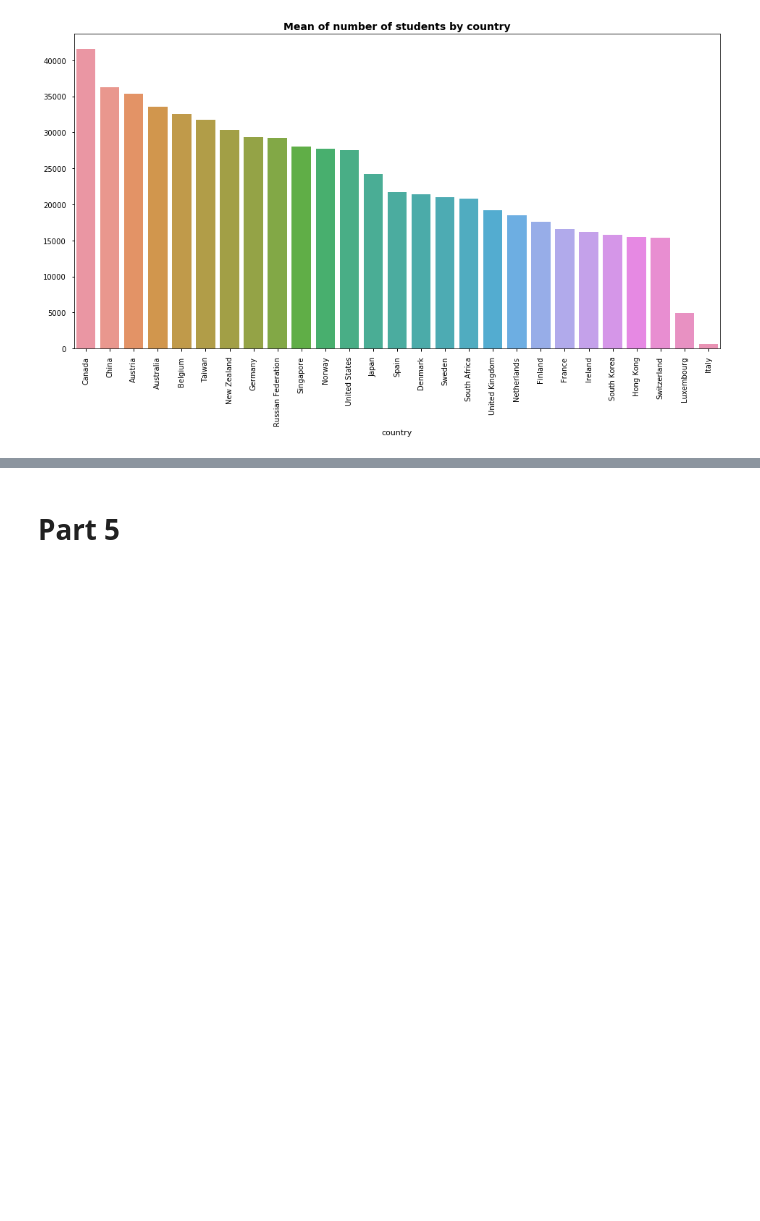
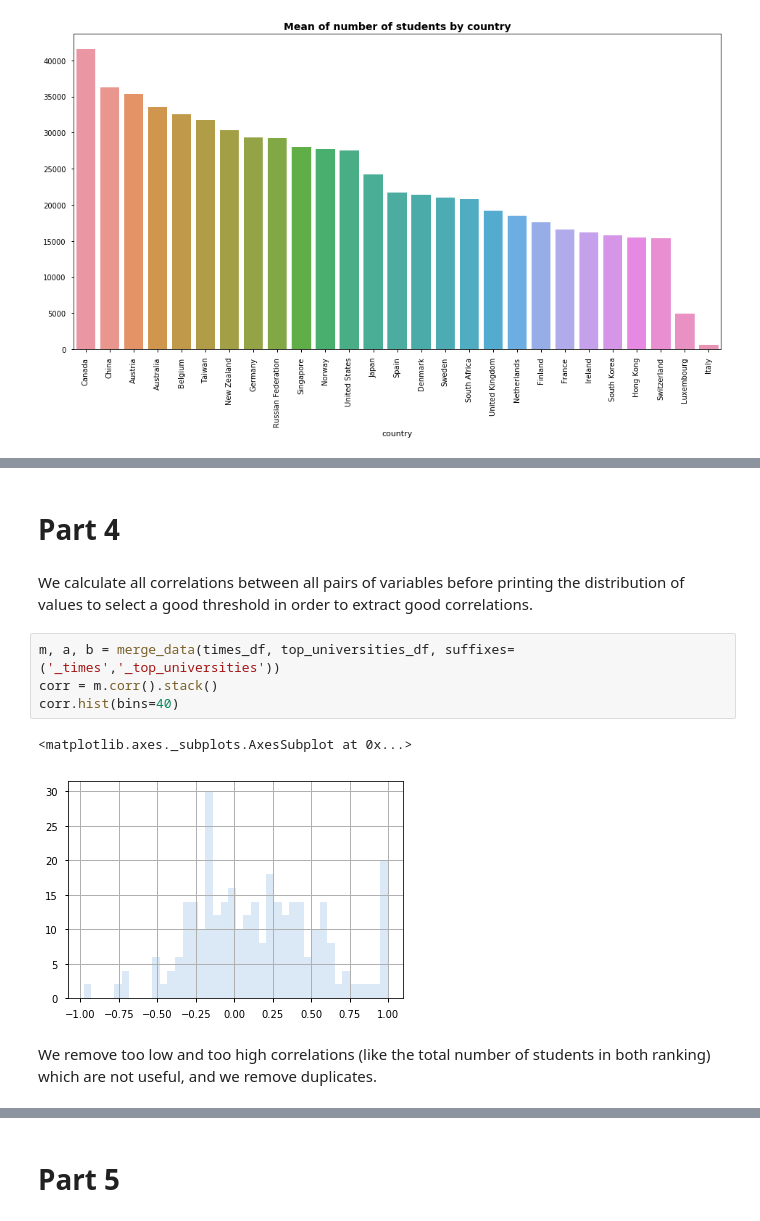
Before and after one commit to ImLemni/ada-epfl, a Jupyter notebook: 02-Data/homework2.ipynb, the cells around one changed output, grey strips where cells are left out. Drawn from its saved outputs; the diff is of its cells as text; blank space fills up the shorter version.

Commit message:
Add correlations

```diff
--- a/02-Data/homework2.ipynb
+++ b/02-Data/homework2.ipynb
@@ -852,0 +866,13 @@ m
+# %% [markdown]
+# Part 4
+# %% [markdown]
+We calculate all correlations between all pairs of variables before printing the distribution of values to select a good threshold in order to extract good correlations.
+# %%
+m, a, b = merge_data(times_df, top_universities_df, suffixes=('_times','_top_universities'))
+corr = m.corr().stack()
+corr.hist(bins=40)
+# %% [output]
+<matplotlib.axes._subplots.AxesSubplot at 0x...>
+[figure, added]
+# %% [markdown]
+We remove too low and too high correlations (like the total number of students in both ranking) which are not useful, and we remove duplicates.
```
Also changed, not shown: parts of 14 cells of this notebook.
